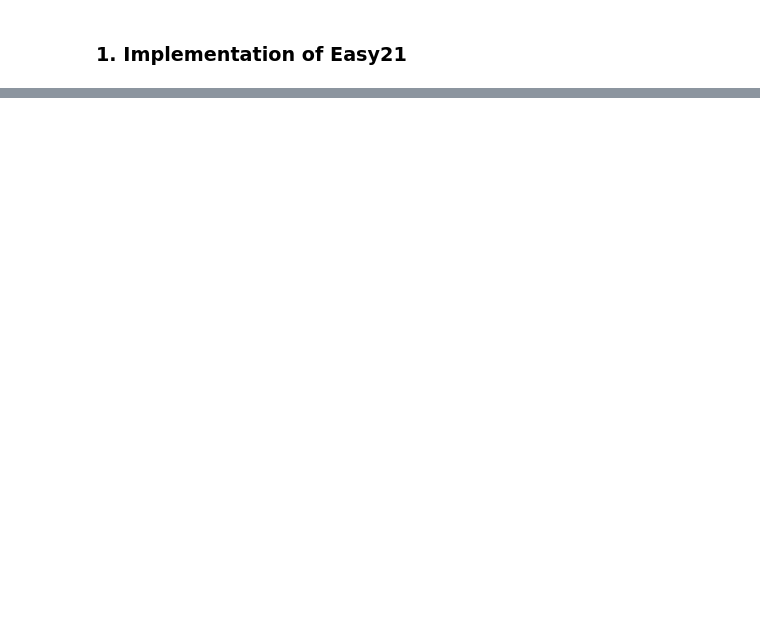
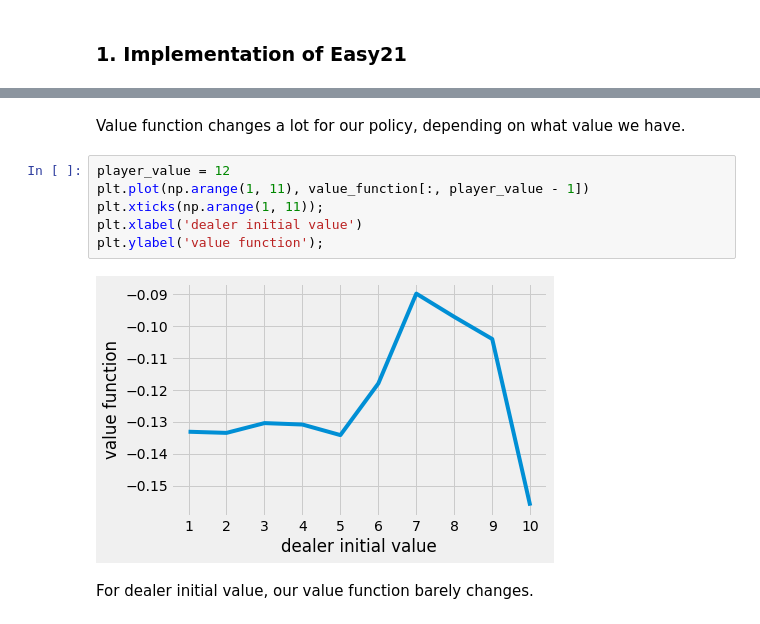
Before and after one commit to kaletap/rl, a Jupyter notebook: Lecture04.ipynb, the cells around one changed output, grey strips where cells are left out. Saved outputs shown, nothing was run; the diff lists cells and outputs as text; blank space fills up the shorter version.

```diff
--- a/Lecture04.ipynb
+++ b/Lecture04.ipynb
@@ -56,0 +168,12 @@ def step(state, action):
+# %% [markdown]
+Value function changes a lot for our policy, depending on what value we have.
+# %%
+player_value = 12
+plt.plot(np.arange(1, 11), value_function[:, player_value - 1])
+plt.xticks(np.arange(1, 11));
+plt.xlabel('dealer initial value')
+plt.ylabel('value function');
+# %% [output]
+[figure, added]
+# %% [markdown]
+For dealer initial value, our value function barely changes.
```
Also changed, not shown: parts of 17 cells of this notebook.
